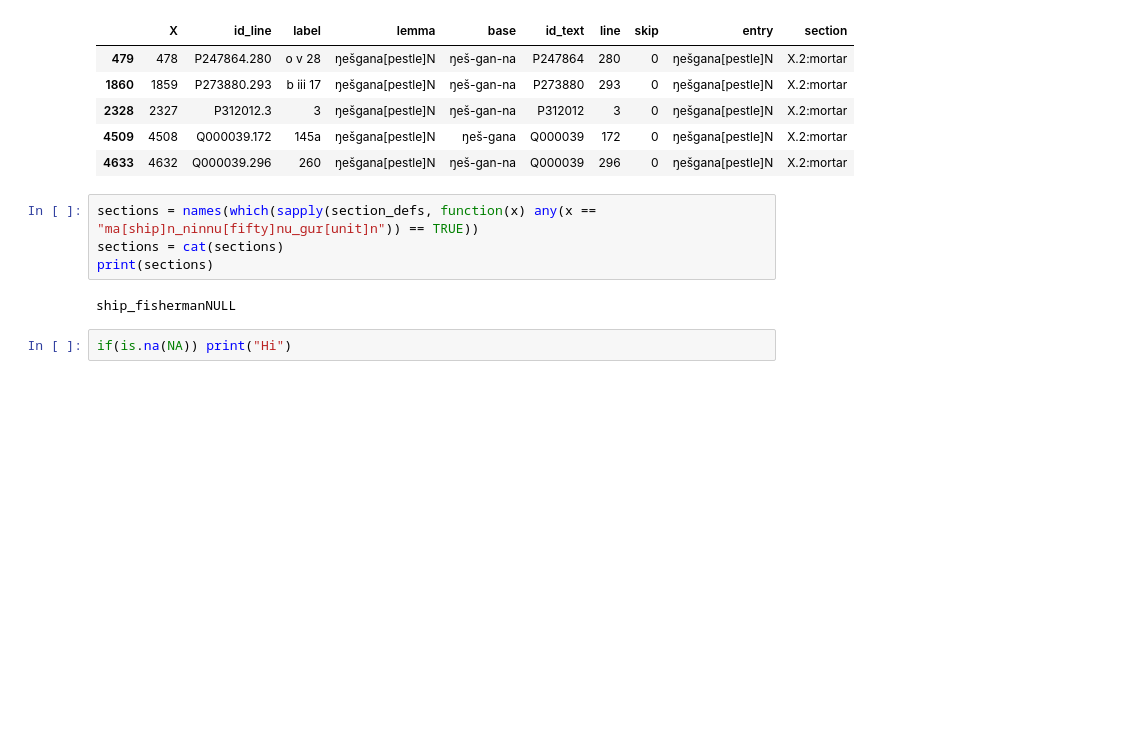
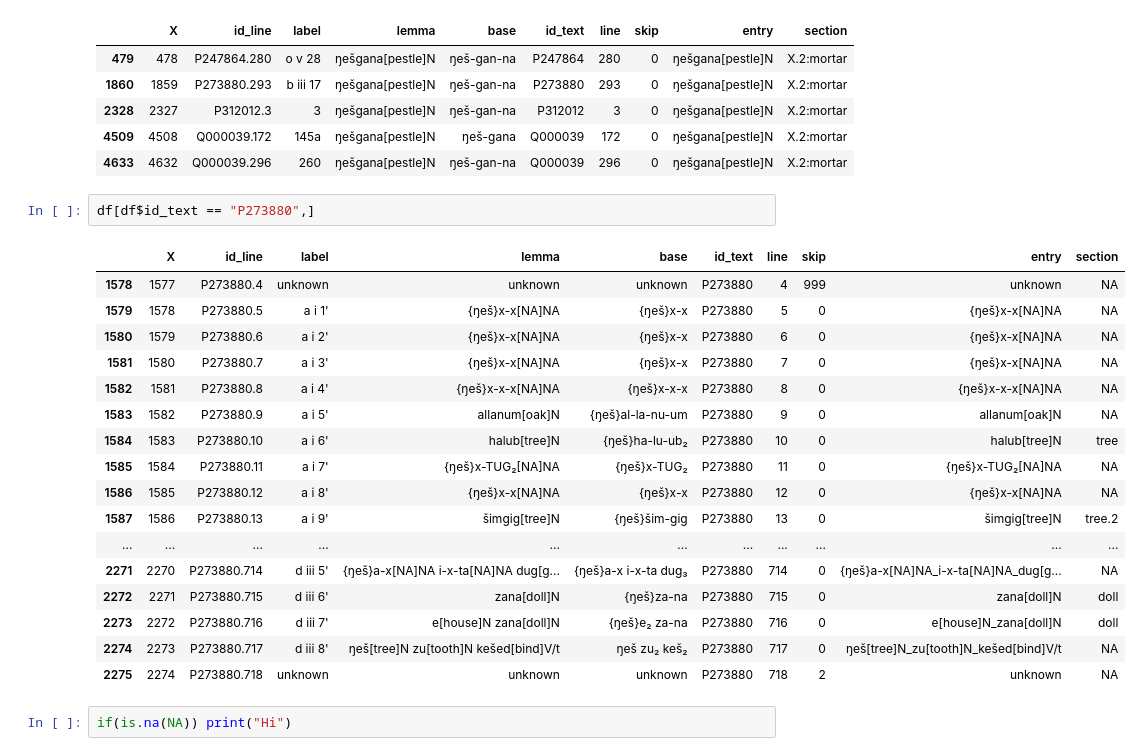
Before and after one commit to ErinBecker/digital-humanities-phylogenetics, a Jupyter notebook: scripts/04_analyze_section_order_R.ipynb, the cells around one changed output. Cells and saved outputs as stored; diff of their text form; blank space fills up the shorter version.

```diff
--- a/scripts/04_analyze_section_order_R.ipynb
+++ b/scripts/04_analyze_section_order_R.ipynb
@@ -64,12 +64,26 @@ df[grep(":", df$section),]
 | 2328 | 2327 | P312012.3 | 3 | ŋešgana[pestle]N | ŋeš-gan-na | P312012 | 3 | 0 | ŋešgana[pestle]N | X.2:mortar |
 | 4509 | 4508 | Q000039.172 | 145a | ŋešgana[pestle]N | ŋeš-gana | Q000039 | 172 | 0 | ŋešgana[pestle]N | X.2:mortar |
 | 4633 | 4632 | Q000039.296 | 260 | ŋešgana[pestle]N | ŋeš-gan-na | Q000039 | 296 | 0 | ŋešgana[pestle]N | X.2:mortar |
-# %%
-sections = names(which(sapply(section_defs, function(x) any(x == "ma[ship]n_ninnu[fifty]nu_gur[unit]n")) == TRUE))
-sections = cat(sections)
-print(sections)
-# %% [output]
-ship_fishermanNULL
+# %%
+df[df$id_text == "P273880",]
+# %% [output]
+|  | X | id_line | label | lemma | base | id_text | line | skip | entry | section |
+| 1578 | 1577 | P273880.4 | unknown | unknown | unknown | P273880 | 4 | 999 | unknown | NA |
+| 1579 | 1578 | P273880.5 | a i 1' | {ŋeš}x-x[NA]NA | {ŋeš}x-x | P273880 | 5 | 0 | {ŋeš}x-x[NA]NA | NA |
+| 1580 | 1579 | P273880.6 | a i 2' | {ŋeš}x-x[NA]NA | {ŋeš}x-x | P273880 | 6 | 0 | {ŋeš}x-x[NA]NA | NA |
+| 1581 | 1580 | P273880.7 | a i 3' | {ŋeš}x-x[NA]NA | {ŋeš}x-x | P273880 | 7 | 0 | {ŋeš}x-x[NA]NA | NA |
+| 1582 | 1581 | P273880.8 | a i 4' | {ŋeš}x-x-x[NA]NA | {ŋeš}x-x-x | P273880 | 8 | 0 | {ŋeš}x-x-x[NA]NA | NA |
+| 1583 | 1582 | P273880.9 | a i 5' | allanum[oak]N | {ŋeš}al-la-nu-um | P273880 | 9 | 0 | allanum[oak]N | NA |
+| 1584 | 1583 | P273880.10 | a i 6' | halub[tree]N | {ŋeš}ha-lu-ub₂ | P273880 | 10 | 0 | halub[tree]N | tree |
+| 1585 | 1584 | P273880.11 | a i 7' | {ŋeš}x-TUG₂[NA]NA | {ŋeš}x-TUG₂ | P273880 | 11 | 0 | {ŋeš}x-TUG₂[NA]NA | NA |
+| 1586 | 1585 | P273880.12 | a i 8' | {ŋeš}x-x[NA]NA | {ŋeš}x-x | P273880 | 12 | 0 | {ŋeš}x-x[NA]NA | NA |
+| 1587 | 1586 | P273880.13 | a i 9' | šimgig[tree]N | {ŋeš}šim-gig | P273880 | 13 | 0 | šimgig[tree]N | tree.2 |
+| ... | ... | ... | ... | ... | ... | ... | ... | ... | ... | ... |
+| 2271 | 2270 | P273880.714 | d iii 5' | {ŋeš}a-x[NA]NA i-x-ta[NA]NA dug[g... | {ŋeš}a-x i-x-ta dug₃ | P273880 | 714 | 0 | {ŋeš}a-x[NA]NA_i-x-ta[NA]NA_dug[g... | NA |
+| 2272 | 2271 | P273880.715 | d iii 6' | zana[doll]N | {ŋeš}za-na | P273880 | 715 | 0 | zana[doll]N | doll |
+| 2273 | 2272 | P273880.716 | d iii 7' | e[house]N zana[doll]N | {ŋeš}e₂ za-na | P273880 | 716 | 0 | e[house]N_zana[doll]N | doll |
+| 2274 | 2273 | P273880.717 | d iii 8' | ŋeš[tree]N zu[tooth]N kešed[bind]V/t | ŋeš zu₂ keš₂ | P273880 | 717 | 0 | ŋeš[tree]N_zu[tooth]N_kešed[bind]V/t | NA |
+| 2275 | 2274 | P273880.718 | unknown | unknown | unknown | P273880 | 718 | 2 | unknown | NA |
 # %%
 if(is.na(NA)) print("Hi")
 # %% [output]
```
